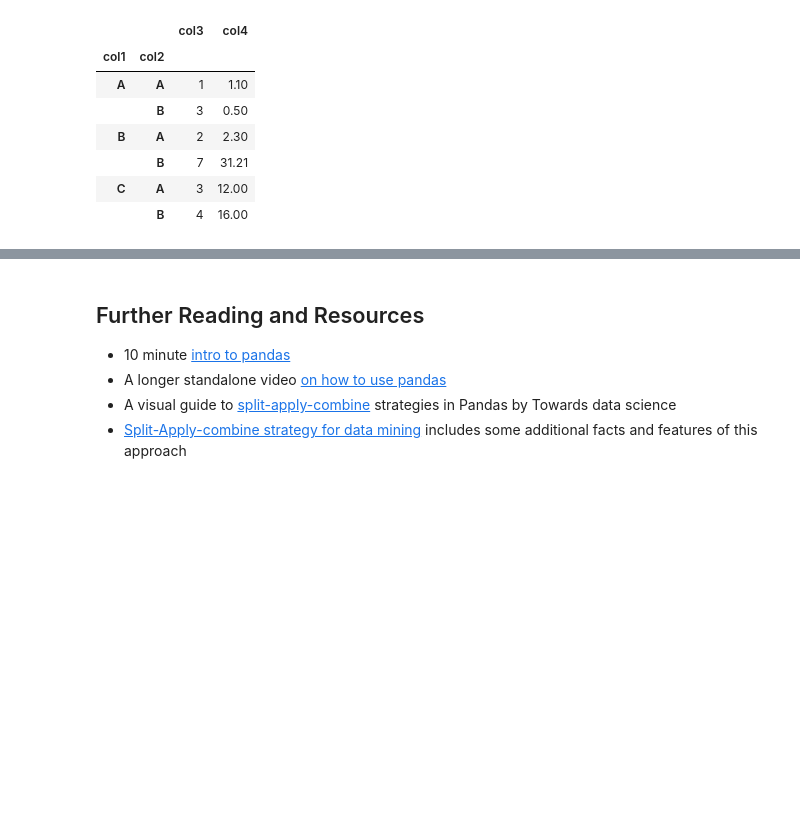
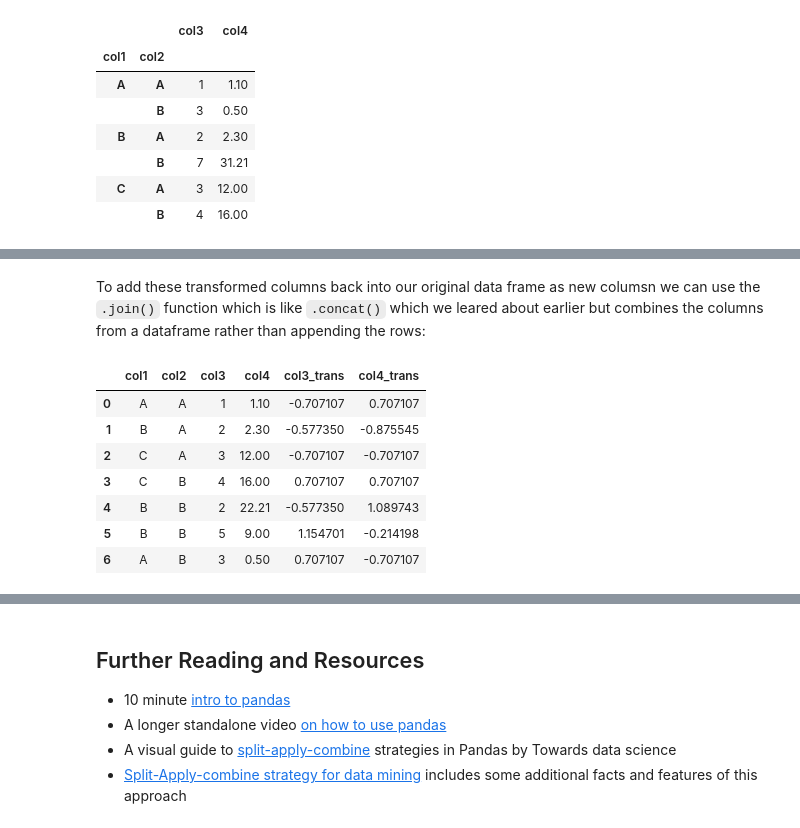
Before and after one commit to gureckis/nyu_lab_in_cognition, a Jupyter notebook: book/chapters/05/00-data.ipynb, the cells around one changed output, grey strips where cells are left out. Saved outputs shown, nothing was run; the diff lists cells and outputs as text; code cells hidden in the pictures; blank space fills up the shorter version.

```diff
--- a/book/chapters/05/00-data.ipynb
+++ b/book/chapters/05/00-data.ipynb
@@ -1501,0 +1655,4 @@ First we will load a simple 'tidy' dataset from a .csv file that I hand crafted
+# %%
+transformed_df=sac_df_2.groupby('col1').transform(lambda x: (x-x.mean())/x.std())
+transformed_df=transformed_df.rename(columns={'col3':'col3_trans', 'col4': 'col4_trans'})
+transformed_df
@@ -1501,0 +1668,13 @@ First we will load a simple 'tidy' dataset from a .csv file that I hand crafted
+# %% [markdown]
+To add these transformed columns back into our original data frame as new columsn we can use the `.join()` function which is like `.concat()` which we leared about earlier but combines the columns from a dataframe rather than appending the rows:
+# %%
+sac_df_2.join(transformed_df)
+# %% [output]
+|  | col1 | col2 | col3 | col4 | col3_trans | col4_trans |
+| 0 | A | A | 1 | 1.10 | -0.707107 | 0.707107 |
+| 1 | B | A | 2 | 2.30 | -0.577350 | -0.875545 |
+| 2 | C | A | 3 | 12.00 | -0.707107 | -0.707107 |
+| 3 | C | B | 4 | 16.00 | 0.707107 | 0.707107 |
+| 4 | B | B | 2 | 22.21 | -0.577350 | 1.089743 |
+| 5 | B | B | 5 | 9.00 | 1.154701 | -0.214198 |
+| 6 | A | B | 3 | 0.50 | 0.707107 | -0.707107 |
```
Also changed, not shown: parts of 41 cells of this notebook.
